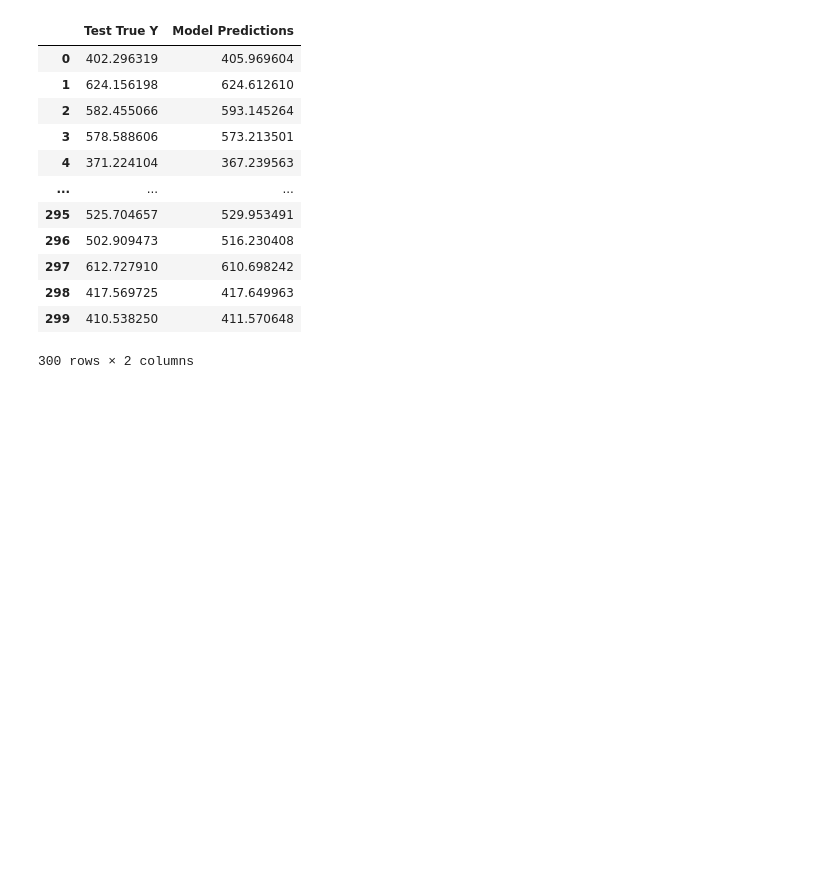
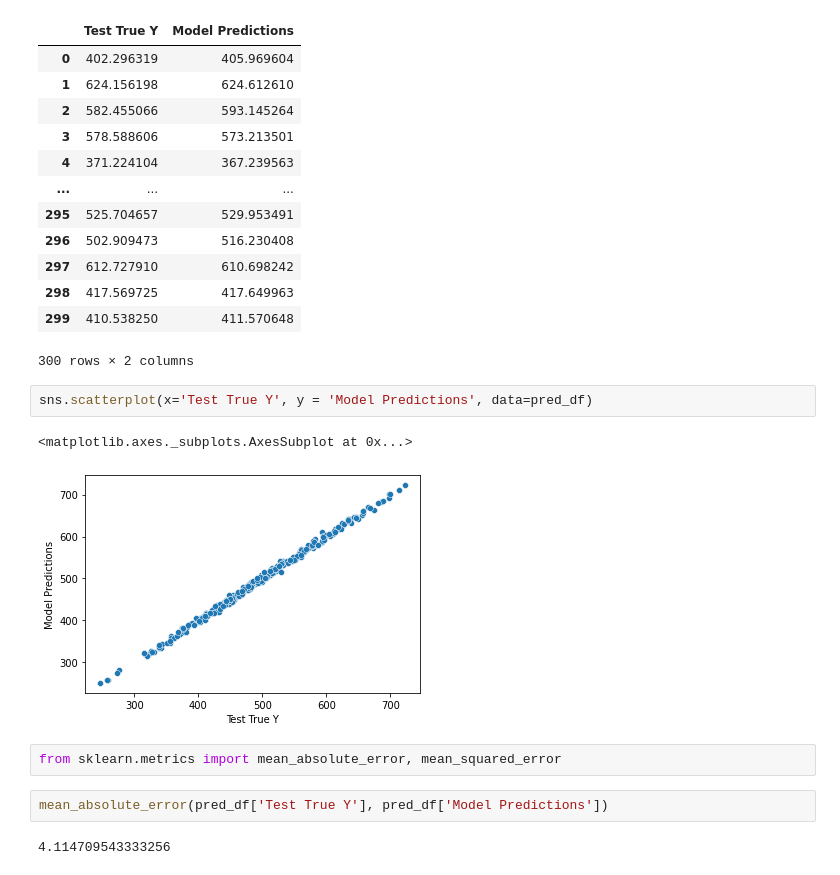
Before and after one commit to bartdob/ML, a Jupyter notebook: fakeDataFeat.ipynb, the cells around one changed output. Drawn from its saved outputs; the diff is of its cells as text; blank space fills up the shorter version.

```diff
--- a/fakeDataFeat.ipynb
+++ b/fakeDataFeat.ipynb
@@ -166,3 +166,14 @@ pred_df
 | 298 | 417.569725 | 417.649963 |
 | 299 | 410.538250 | 411.570648 |
 300 rows × 2 columns
+# %%
+sns.scatterplot(x='Test True Y', y = 'Model Predictions', data=pred_df)
+# %% [output]
+<matplotlib.axes._subplots.AxesSubplot at 0x...>
+[figure, added]
+# %%
+from sklearn.metrics import mean_absolute_error, mean_squared_error
+# %%
+mean_absolute_error(pred_df['Test True Y'], pred_df['Model Predictions'])
+# %% [output]
+4.114709543333256
```
Also changed, not shown: parts of 1 cell of this notebook.
